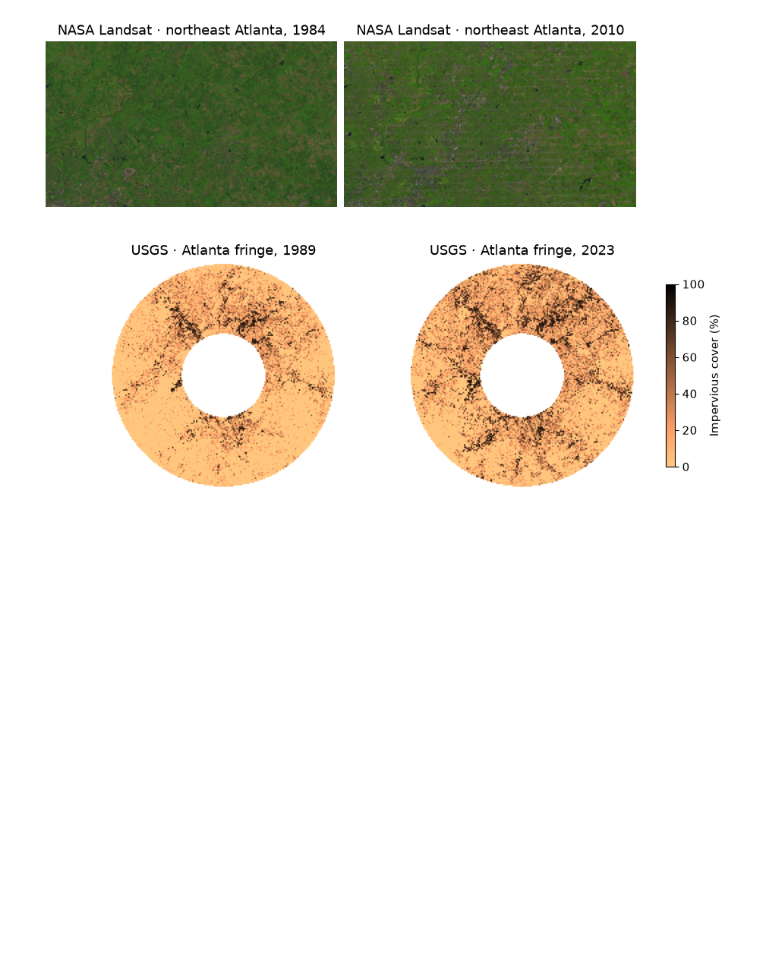
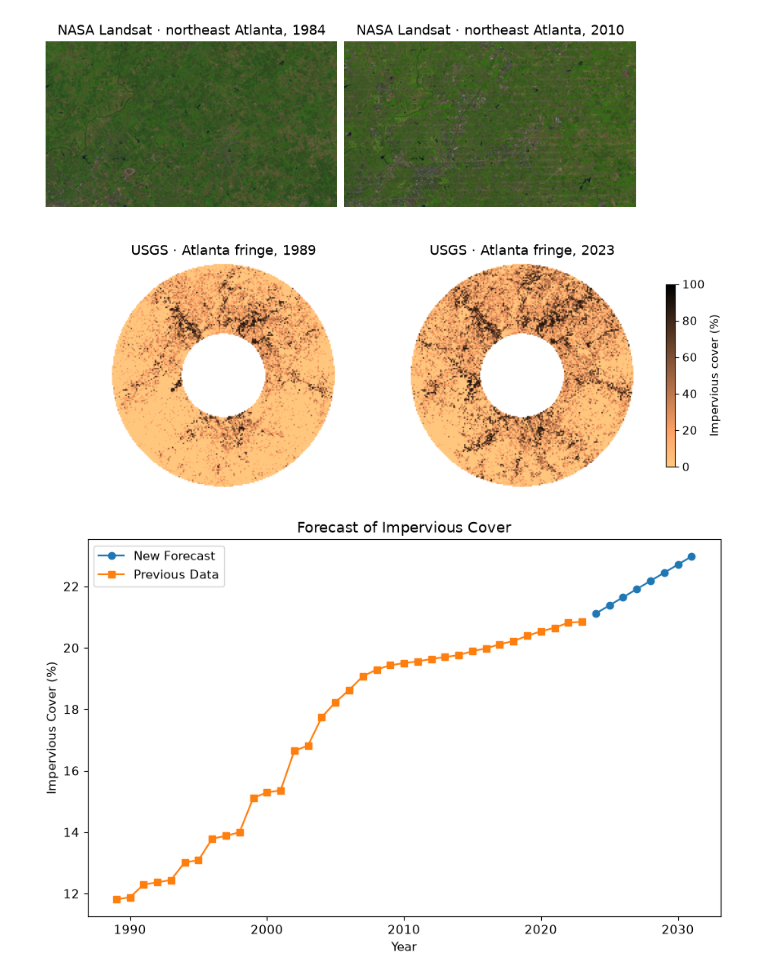
Before and after one commit to matthewbadillo001/ECON422_MatthewBadillo, a Jupyter notebook: Rudamentary_Forecasts_For_Project.ipynb, the cells around one changed output. Saved outputs shown, nothing was run; the diff lists cells and outputs as text; code cells hidden in the pictures; blank space fills up the shorter version.

Commit message:
Forecast with images

```diff
--- a/Rudamentary_Forecasts_For_Project.ipynb
+++ b/Rudamentary_Forecasts_For_Project.ipynb
@@ -241,3 +241,55 @@ fig.colorbar(image, ax=axes[1].tolist(), label="Impervious cover (%)", shrink=0.
 plt.show()
 # %% [output]
 [figure]
+# %%
+# Combine the sattelite images with the previous forecast to create a new forecast for the next 8 years.
+# The new forecast will take into account the changes in impervious cover observed in the satellite images.
+growth_rate = (maps[-1, 0] - maps[0, 0]) / (2023 - 1989)  # Calculate growth rate of impervious cover
+new_forecast_years = range(2024, 2032)
+new_forecast_values = [maps[0, 0] + (year - 2023) * growth_rate for year in new_forecast_years]
+
+# Create a new DataFrame for the new forecast
+# Convert each Atlanta map into one scalar: mean impervious cover.
+# The map array has shape (year, city, rows, columns).
+map_array = bundle["maps"].astype(float)
+map_array[map_array == 255] = np.nan
+
+years = np.arange(1989, 1989 + map_array.shape[0])
+maps = pd.DataFrame(
+    {
+        "Impervious Cover (%)": np.nanmean(
+            map_array[:, 0, :, :], axis=(1, 2)
+        )
+    },
+    index=years,
+)
+
+growth_rate = (
+    maps.loc[2023, "Impervious Cover (%)"]
+    - maps.loc[1989, "Impervious Cover (%)"]
+) / (2023 - 1989)
+
+new_forecast_years = range(2024, 2032)
+new_forecast_values = [
+    maps.loc[2023, "Impervious Cover (%)"]
+    + (year - 2023) * growth_rate
+    for year in new_forecast_years
+]
+
+new_forecast = pd.DataFrame(
+    new_forecast_values,
+    index=new_forecast_years,
+    columns=["Impervious Cover (%)"],
+)
+
+# Plot the new forecast along with the previous data
+plt.figure(figsize=(10, 6))
+plt.plot(new_forecast.index, new_forecast["Impervious Cover (%)"], label="New Forecast", marker="o")
+plt.plot(maps.index, maps["Impervious Cover (%)"], label="Previous Data", marker="s")
+plt.xlabel("Year")
+plt.ylabel("Impervious Cover (%)")
+plt.title("Forecast of Impervious Cover")
+plt.legend()
+plt.show()
+# %% [output]
+[figure, added]
```
